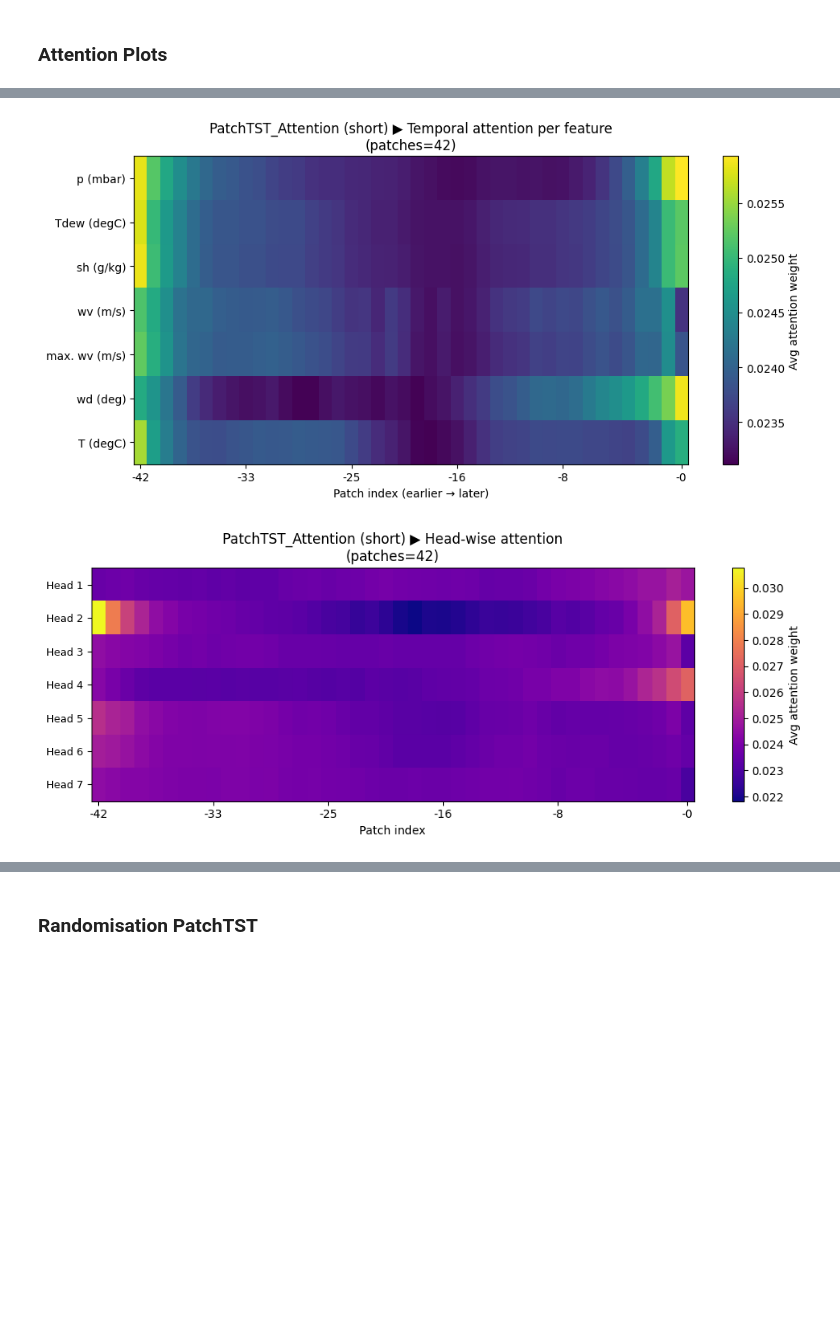
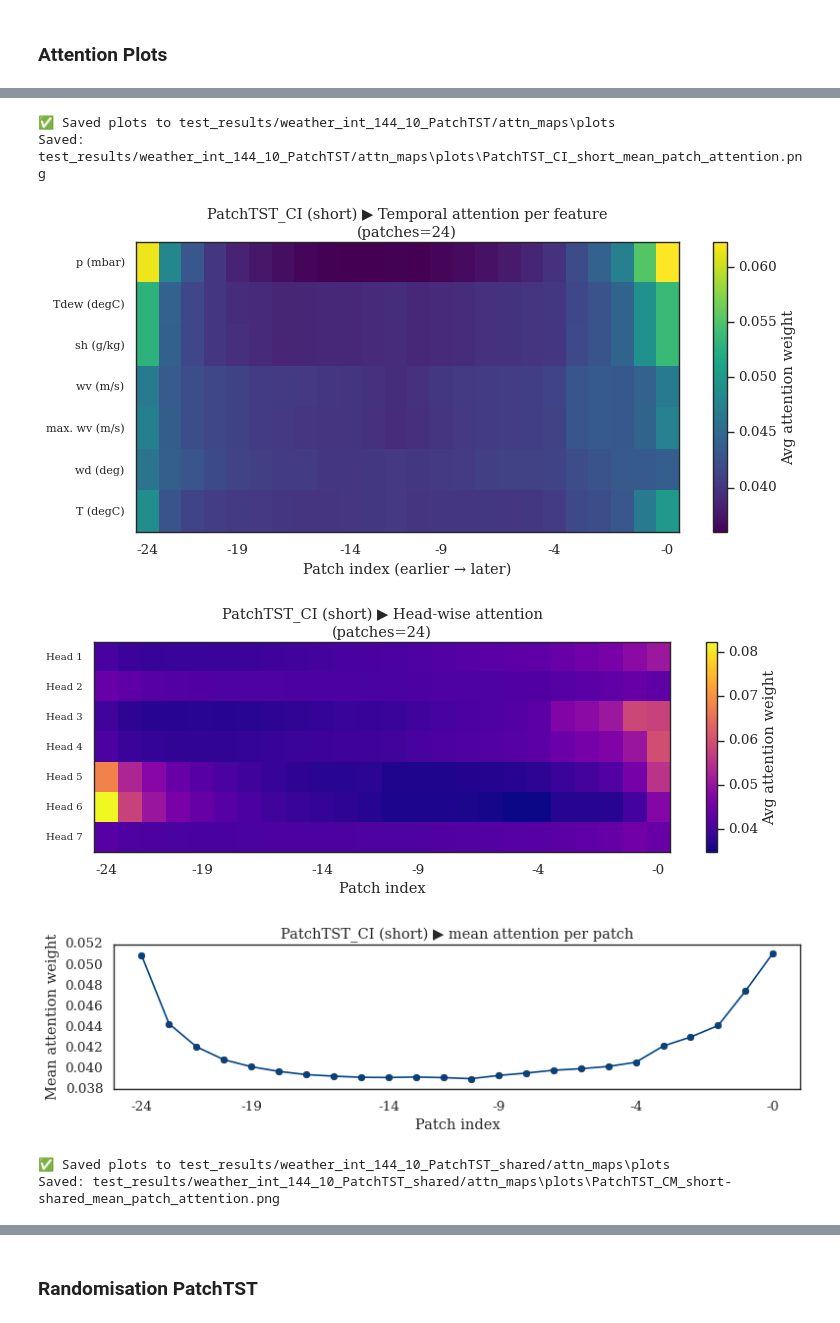
Before and after one commit to Michilaubi/XAI, a Jupyter notebook: PatchTST_supervised/Final Notebook.ipynb, the cells around one changed output, grey strips where cells are left out. Drawn from its saved outputs; the diff is of its cells as text; code cells hidden in the pictures; blank space fills up the shorter version.

```diff
--- a/PatchTST_supervised/Final Notebook.ipynb
+++ b/PatchTST_supervised/Final Notebook.ipynb
@@ -951,14 +1274,33 @@ plot_imv_saved_attention(
 # %%
+import importlib
+import evaluation.attention_plots as perf      # bring in the module object
+importlib.reload(perf)
+from evaluation.attention_plots import *
 plot_patchtst_temporal(
-    attn_dir    = "test_results/weather_int_336_10_PatchTST_Attention_custom_ftMS_sl336_ll10_pl10_dm70_nh7_el3_dl1_df280_fc1_ebtimeF_dtTrue_Exp_0/attn_maps",
+    attn_dir    = "test_results/weather_int_144_10_PatchTST/attn_maps",
     num_layers  = 3,
     num_batches = 81,                       # your batch count
     num_vars    = len(cols_weather_multi),  # 7
     num_heads   = 7,
     feature_names = cols_weather_multi,
-    model_name    = "PatchTST_Attention",
+    model_name    = "PatchTST_CI",
     run_name      = "short"
 )
+plot_patchtst_temporal(
+    attn_dir    = "test_results/weather_int_144_10_PatchTST_shared/attn_maps",
+    num_layers  = 3,
+    num_batches = 81,                       # your batch count
+    num_vars    = len(cols_weather_multi),  # 7
+    num_heads   = 7,
+    feature_names = cols_weather_multi,
+    model_name    = "PatchTST_CM",
+    run_name      = "short-shared"
+)
 # %% [output]
+✅ Saved plots to test_results/weather_int_144_10_PatchTST/attn_maps\plots
+Saved: test_results/weather_int_144_10_PatchTST/attn_maps\plots\PatchTST_CI_short_mean_patch_attention.png
-[figure, old version]
+[figure, new version]
-[figure, old version]
+[figure, new version]
+[figure, added]
+✅ Saved plots to test_results/weather_int_144_10_PatchTST_shared/attn_maps\plots
+Saved: test_results/weather_int_144_10_PatchTST_shared/attn_maps\plots\PatchTST_CM_short-shared_mean_patch_attention.png
```
Also changed, not shown: parts of 68 cells of this notebook, 10 other files.
